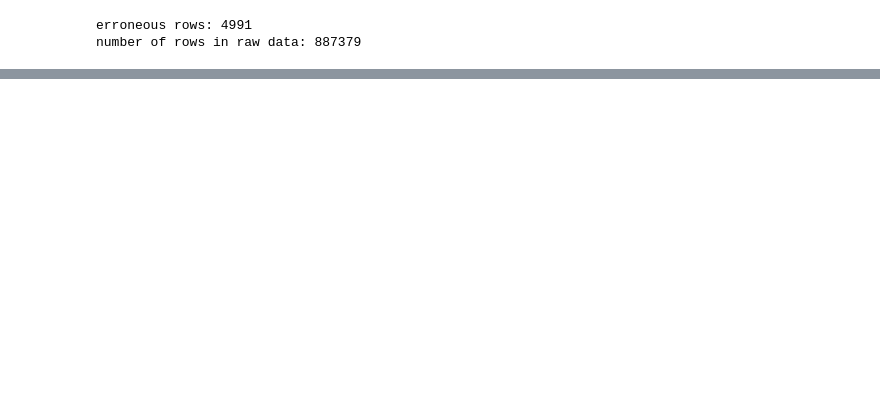
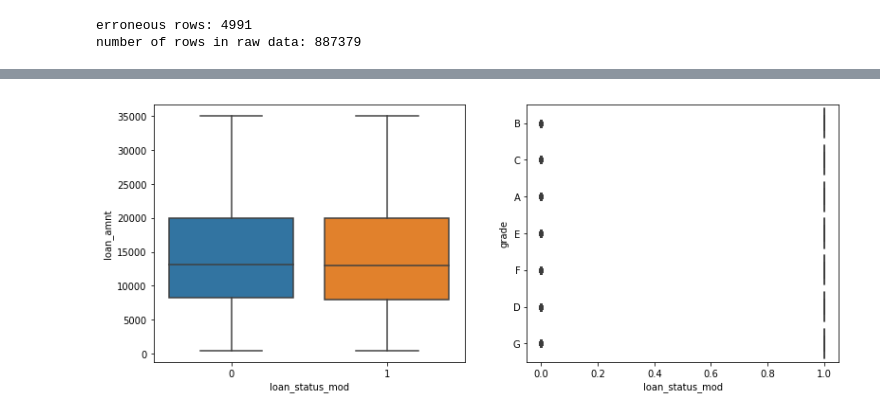
Before and after one commit to ttimong/projects, a Jupyter notebook: funding-societies-assignment.ipynb, the cells around one changed output, grey strips where cells are left out. Cells and saved outputs as stored; diff of their text form; code cells hidden in the pictures; blank space fills up the shorter version.

```diff
--- a/funding-societies-assignment.ipynb
+++ b/funding-societies-assignment.ipynb
@@ -139,3 +170,12 @@ df_edit2 = df_edit.query("dti >= {lower} and dti <= {upper}".format(lower=lower_
+# %%
+_ = plt.figure(figsize=(20,5))
+_ = plt.subplot(131)
+_ = sns.boxplot(x='loan_status_mod', y='loan_amnt', data=df_edit)
+
+_ = plt.subplot(132)
+_ = sns.barplot()
+# %% [output]
+[figure, added]
 # %%
 _ = plt.figure(figsize=(20,5))
 _ = plt.subplot(131)
```
Also changed, not shown: parts of 10 cells of this notebook, 2 other files.
